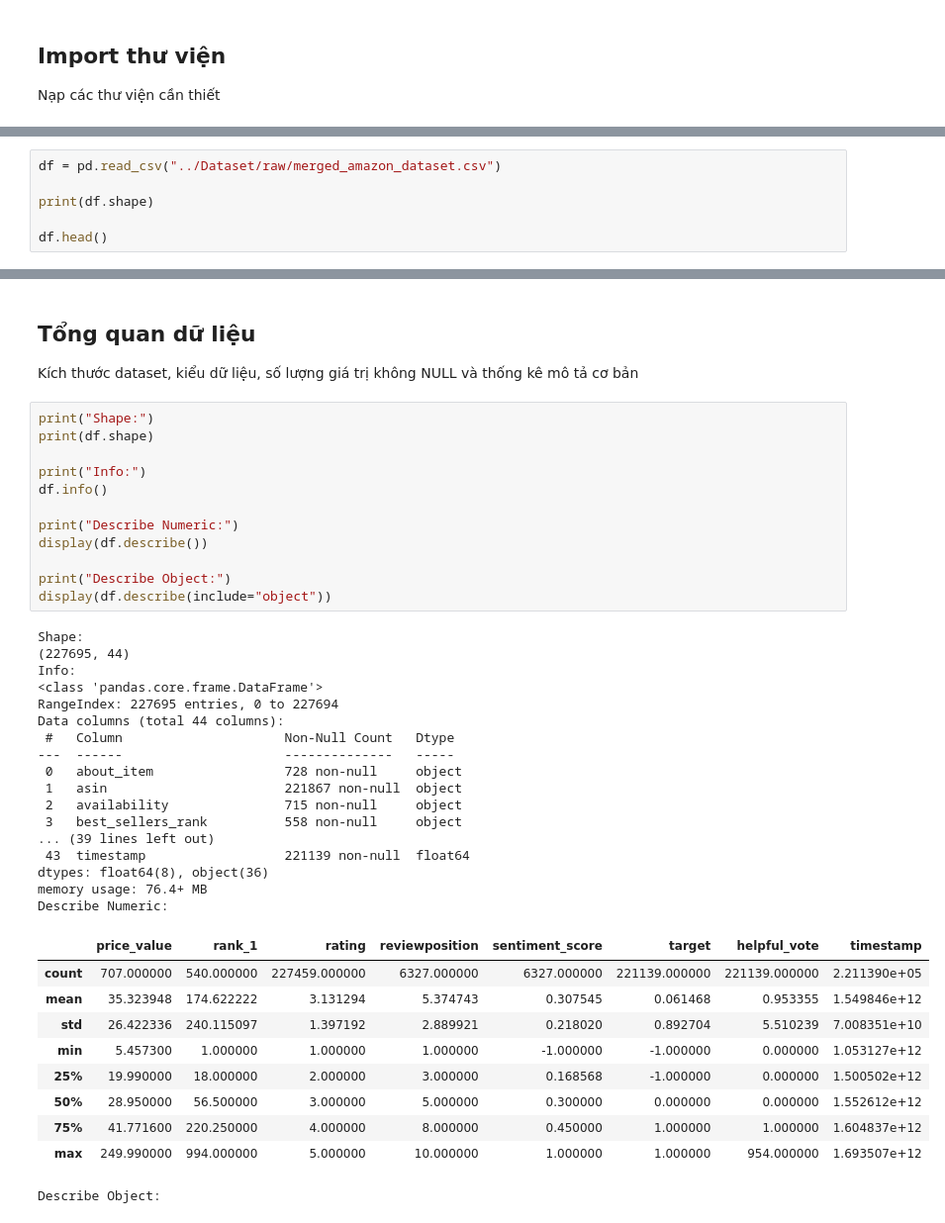
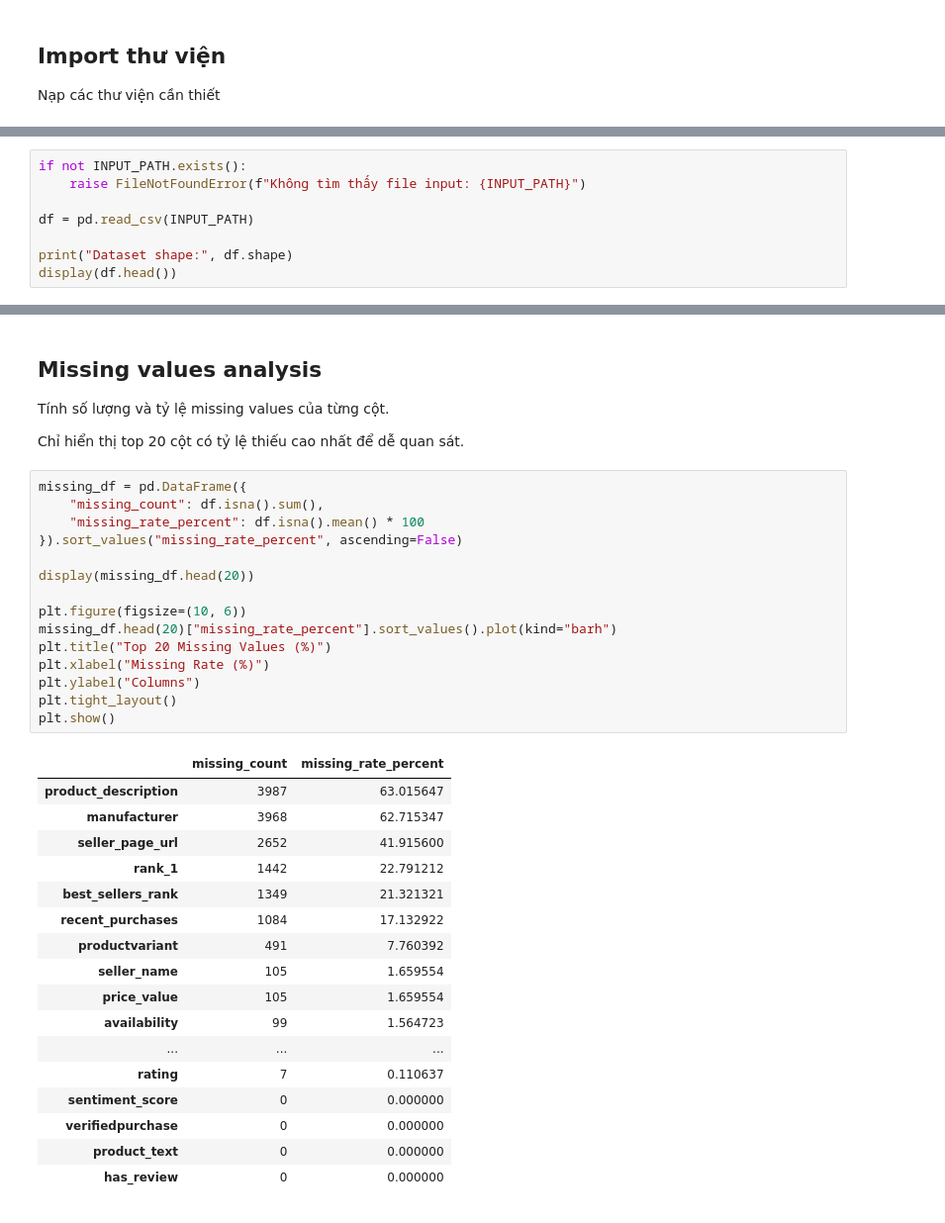
Before and after one commit to NguynnThah/CTD2026_DT049, a Jupyter notebook: notebooks/01_preEDA_cleaning_preprocessing.ipynb, the cells around one changed output, grey strips where cells are left out. Shown at 99% size. Cells and saved outputs as stored; diff of their text form.

```diff
--- a/notebooks/01_preEDA_cleaning_preprocessing.ipynb
+++ b/notebooks/01_preEDA_cleaning_preprocessing.ipynb
@@ -42,7 +54,9 @@ lemmatizer = WordNetLemmatizer()
 # %%
-df = pd.read_csv("../Dataset/raw/merged_amazon_dataset.csv")
+if not INPUT_PATH.exists():
+    raise FileNotFoundError(f"Không tìm thấy file input: {INPUT_PATH}")
 
-print(df.shape)
+df = pd.read_csv(INPUT_PATH)
 
-df.head()
+print("Dataset shape:", df.shape)
+display(df.head())
 # %% [output]
@@ -82,43 +108,39 @@ text_cols = [
 # %% [markdown]
-## Tổng quan dữ liệu
-Kích thước dataset, kiểu dữ liệu, số lượng giá trị không NULL và thống kê mô tả cơ bản
+## Missing values analysis
+
+Tính số lượng và tỷ lệ missing values của từng cột.
+
+Chỉ hiển thị top 20 cột có tỷ lệ thiếu cao nhất để dễ quan sát.
 # %%
-print("Shape:")
-print(df.shape)
+missing_df = pd.DataFrame({
+    "missing_count": df.isna().sum(),
+    "missing_rate_percent": df.isna().mean() * 100
+}).sort_values("missing_rate_percent", ascending=False)
 
-print("Info:")
-df.info()
+display(missing_df.head(20))
 
-print("Describe Numeric:")
-display(df.describe())
-
-print("Describe Object:")
-display(df.describe(include="object"))
+plt.figure(figsize=(10, 6))
+missing_df.head(20)["missing_rate_percent"].sort_values().plot(kind="barh")
+plt.title("Top 20 Missing Values (%)")
+plt.xlabel("Missing Rate (%)")
+plt.ylabel("Columns")
+plt.tight_layout()
+plt.show()
 # %% [output]
-Shape:
-(227695, 44)
-Info:
-<class 'pandas.core.frame.DataFrame'>
-RangeIndex: 227695 entries, 0 to 227694
-Data columns (total 44 columns):
- #   Column                     Non-Null Count   Dtype
----  ------                     --------------   -----
- 0   about_item                 728 non-null     object
- 1   asin                       221867 non-null  object
- 2   availability               715 non-null     object
- 3   best_sellers_rank          558 non-null     object
-... (39 lines left out)
- 43  timestamp                  221139 non-null  float64
-dtypes: float64(8), object(36)
-memory usage: 76.4+ MB
-Describe Numeric:
-|  | price_value | rank_1 | rating | reviewposition | sentiment_score | target | helpful_vote | timestamp |
-| count | 707.000000 | 540.000000 | 227459.000000 | 6327.000000 | 6327.000000 | 221139.000000 | 221139.000000 | 2.211390e+05 |
-| mean | 35.323948 | 174.622222 | 3.131294 | 5.374743 | 0.307545 | 0.061468 | 0.953355 | 1.549846e+12 |
-| std | 26.422336 | 240.115097 | 1.397192 | 2.889921 | 0.218020 | 0.892704 | 5.510239 | 7.008351e+10 |
-| min | 5.457300 | 1.000000 | 1.000000 | 1.000000 | -1.000000 | -1.000000 | 0.000000 | 1.053127e+12 |
-| 25% | 19.990000 | 18.000000 | 2.000000 | 3.000000 | 0.168568 | -1.000000 | 0.000000 | 1.500502e+12 |
-| 50% | 28.950000 | 56.500000 | 3.000000 | 5.000000 | 0.300000 | 0.000000 | 0.000000 | 1.552612e+12 |
-| 75% | 41.771600 | 220.250000 | 4.000000 | 8.000000 | 0.450000 | 1.000000 | 1.000000 | 1.604837e+12 |
-| max | 249.990000 | 994.000000 | 5.000000 | 10.000000 | 1.000000 | 1.000000 | 954.000000 | 1.693507e+12 |
+|  | missing_count | missing_rate_percent |
+| product_description | 3987 | 63.015647 |
+| manufacturer | 3968 | 62.715347 |
+| seller_page_url | 2652 | 41.915600 |
+| rank_1 | 1442 | 22.791212 |
+| best_sellers_rank | 1349 | 21.321321 |
+| recent_purchases | 1084 | 17.132922 |
+| productvariant | 491 | 7.760392 |
+| seller_name | 105 | 1.659554 |
+| price_value | 105 | 1.659554 |
+| availability | 99 | 1.564723 |
+| ... | ... | ... |
+| rating | 7 | 0.110637 |
+| sentiment_score | 0 | 0.000000 |
+| verifiedpurchase | 0 | 0.000000 |
+| product_text | 0 | 0.000000 |
+| has_review | 0 | 0.000000 |
-Describe Object:
```
Also changed, not shown: parts of 47 cells of this notebook, 1 other file.
